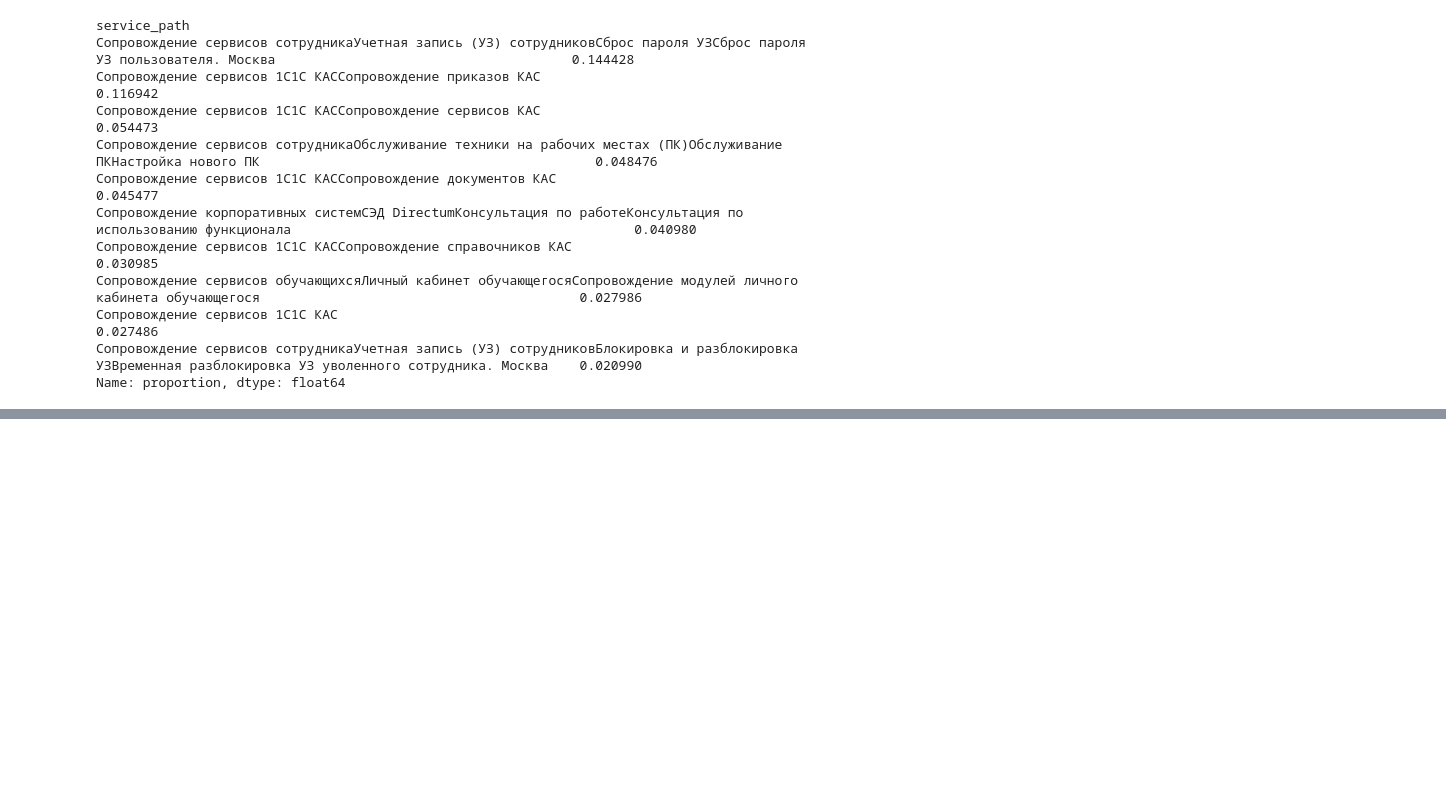
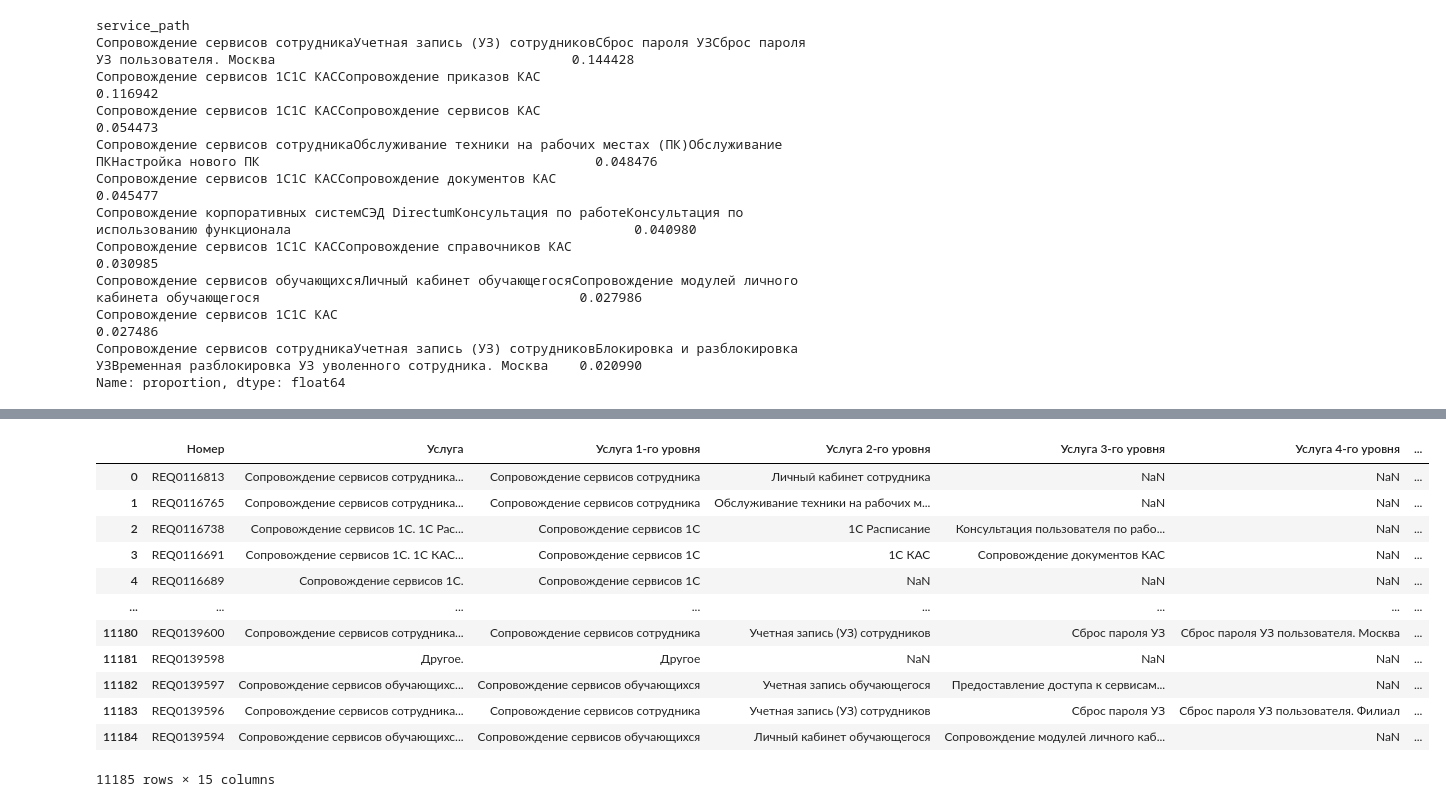
Before and after one commit to GrishaTS/intent_clf, a Jupyter notebook: notebooks/8_join_data.ipynb, the cells around one changed output, grey strips where cells are left out. Cells and saved outputs as stored; diff of their text form; code cells hidden in the pictures; blank space fills up the shorter version.

```diff
--- a/notebooks/8_join_data.ipynb
+++ b/notebooks/8_join_data.ipynb
@@ -174,0 +259,16 @@ Name: proportion, dtype: float64
+# %%
+combined_df[~combined_df.duplicated()]
+# %% [output]
+|  | Номер | Услуга | Услуга 1-го уровня | Услуга 2-го уровня | Услуга 3-го уровня | Услуга 4-го уровня | ... |
+| 0 | REQ0116813 | Сопровождение сервисов сотрудника... | Сопровождение сервисов сотрудника | Личный кабинет сотрудника | NaN | NaN | ... |
+| 1 | REQ0116765 | Сопровождение сервисов сотрудника... | Сопровождение сервисов сотрудника | Обслуживание техники на рабочих м... | NaN | NaN | ... |
+| 2 | REQ0116738 | Сопровождение сервисов 1С. 1С Рас... | Сопровождение сервисов 1С | 1С Расписание | Консультация пользователя по рабо... | NaN | ... |
+| 3 | REQ0116691 | Сопровождение сервисов 1С. 1С КАС... | Сопровождение сервисов 1С | 1С КАС | Сопровождение документов КАС | NaN | ... |
+| 4 | REQ0116689 | Сопровождение сервисов 1С. | Сопровождение сервисов 1С | NaN | NaN | NaN | ... |
+| ... | ... | ... | ... | ... | ... | ... | ... |
+| 11180 | REQ0139600 | Сопровождение сервисов сотрудника... | Сопровождение сервисов сотрудника | Учетная запись (УЗ) сотрудников | Сброс пароля УЗ | Сброс пароля УЗ пользователя. Москва | ... |
+| 11181 | REQ0139598 | Другое. | Другое | NaN | NaN | NaN | ... |
+| 11182 | REQ0139597 | Сопровождение сервисов обучающихс... | Сопровождение сервисов обучающихся | Учетная запись обучающегося | Предоставление доступа к сервисам... | NaN | ... |
+| 11183 | REQ0139596 | Сопровождение сервисов сотрудника... | Сопровождение сервисов сотрудника | Учетная запись (УЗ) сотрудников | Сброс пароля УЗ | Сброс пароля УЗ пользователя. Филиал | ... |
+| 11184 | REQ0139594 | Сопровождение сервисов обучающихс... | Сопровождение сервисов обучающихся | Личный кабинет обучающегося | Сопровождение модулей личного каб... | NaN | ... |
+11185 rows × 15 columns
```
Also changed, not shown: parts of 6 cells of this notebook, 12 other files.
